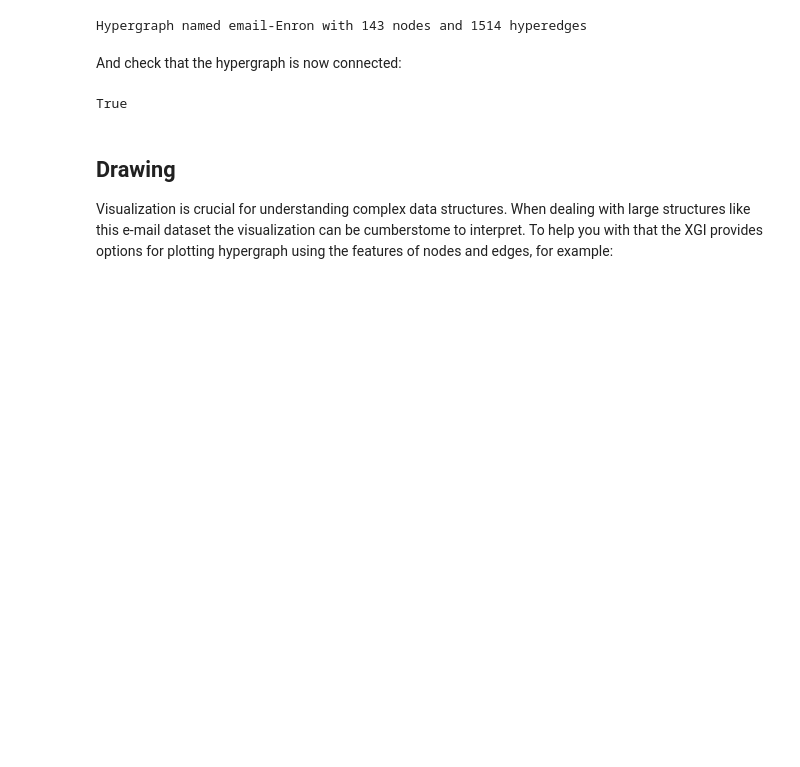
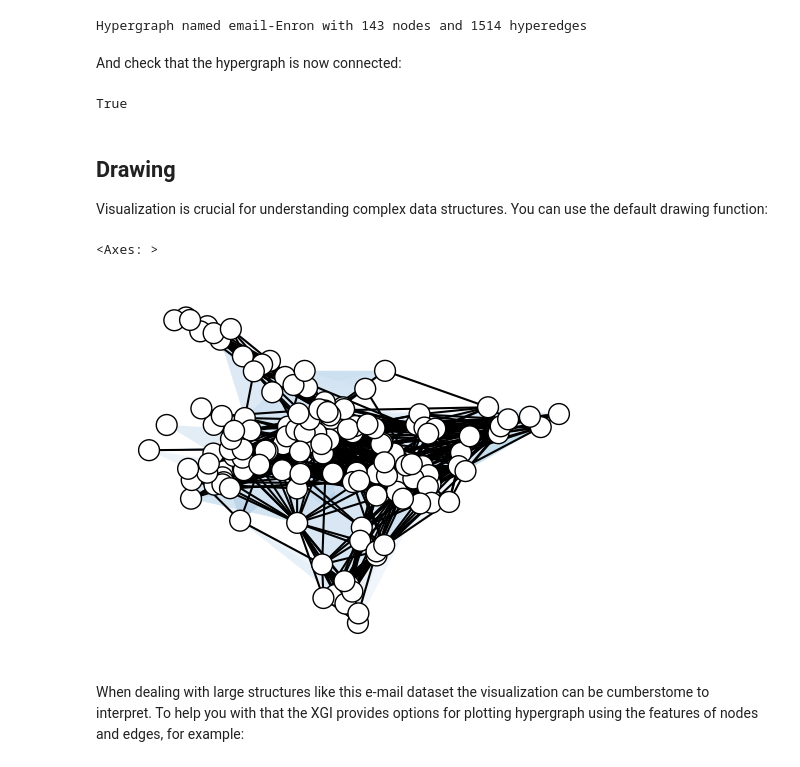
Before and after one commit to xgi-org/xgi, a Jupyter notebook: tutorials/XGI in 15 minutes.ipynb, the cells around one changed output. Drawn from its saved outputs; the diff is of its cells as text; code cells hidden in the pictures; blank space fills up the shorter version.

```diff
--- a/tutorials/XGI in 15 minutes.ipynb
+++ b/tutorials/XGI in 15 minutes.ipynb
@@ -77,10 +77,17 @@ And check that the hypergraph is now connected:
 xgi.is_connected(H_enron_cleaned)
 # %% [output]
 True
+# %% [markdown]
+## Drawing
+
+Visualization is crucial for understanding complex data structures. You can use the default drawing function:
+# %%
+xgi.draw(H_enron_cleaned)
+# %% [output]
+<Axes: >
+[figure, added]
 # %% [markdown]
-## Drawing
-
-Visualization is crucial for understanding complex data structures. When dealing with large structures like this e-mail dataset the visualization can be cumberstome to interpret. To help you with that the XGI provides options for plotting hypergraph using the features of nodes and edges, for example:
+When dealing with large structures like this e-mail dataset the visualization can be cumberstome to interpret. To help you with that the XGI provides options for plotting hypergraph using the features of nodes and edges, for example:
 # %%
 plt.figure(figsize=(10, 10))
 ax = plt.subplot(111)
```
Also changed, not shown: parts of 17 cells of this notebook.
